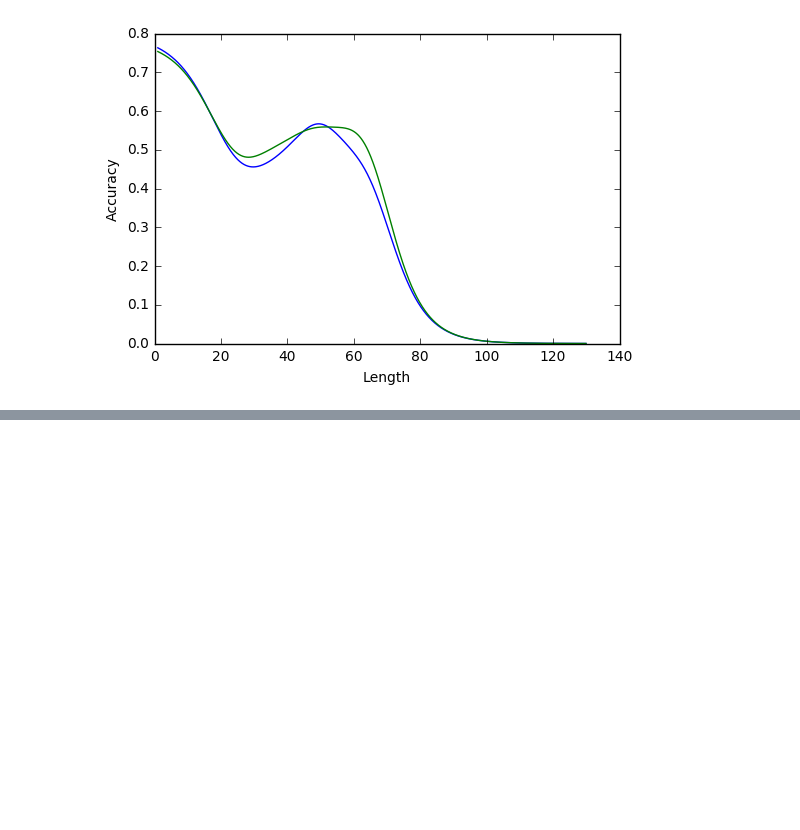
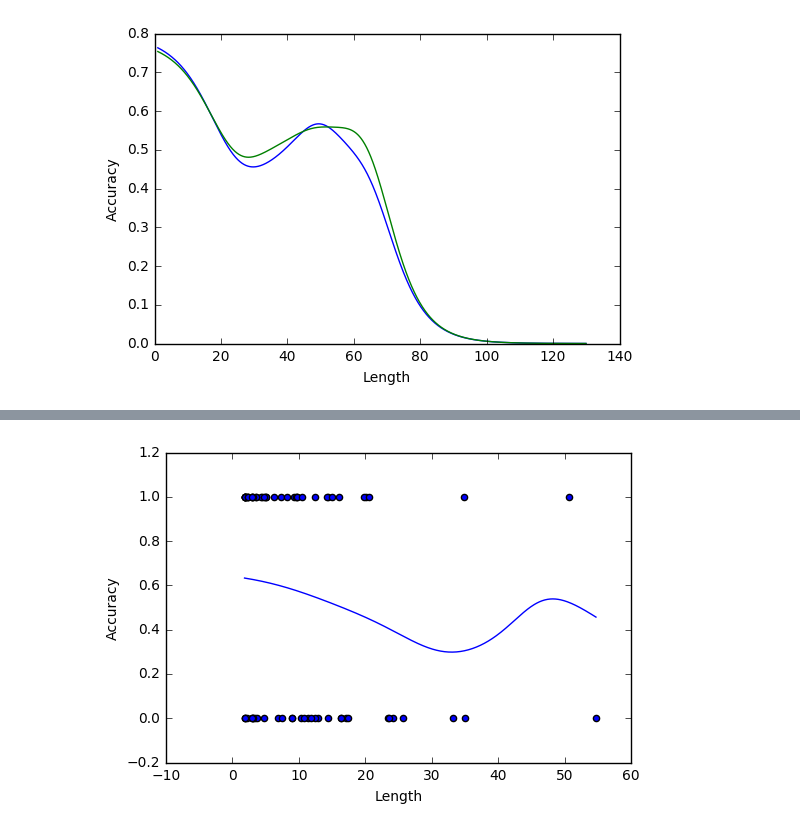
Before and after one commit to futurulus/coop-nets, a Jupyter notebook: behavioralAnalysis/comparison.ipynb, the cells around one changed output, grey strips where cells are left out. Cells and saved outputs as stored; diff of their text form; code cells hidden in the pictures; blank space fills up the shorter version.

```diff
--- a/behavioralAnalysis/comparison.ipynb
+++ b/behavioralAnalysis/comparison.ipynb
@@ -511,0 +522,4 @@ compare_local(lm_score_cost, l2, l0, plot_local)
+# %%
+plot_accuracy_by_cost(lm_score_cost, l2_diff, plot_local)
+# %% [output]
+[figure, added]
```
Also changed, not shown: parts of 7 cells of this notebook, 8 other files.
